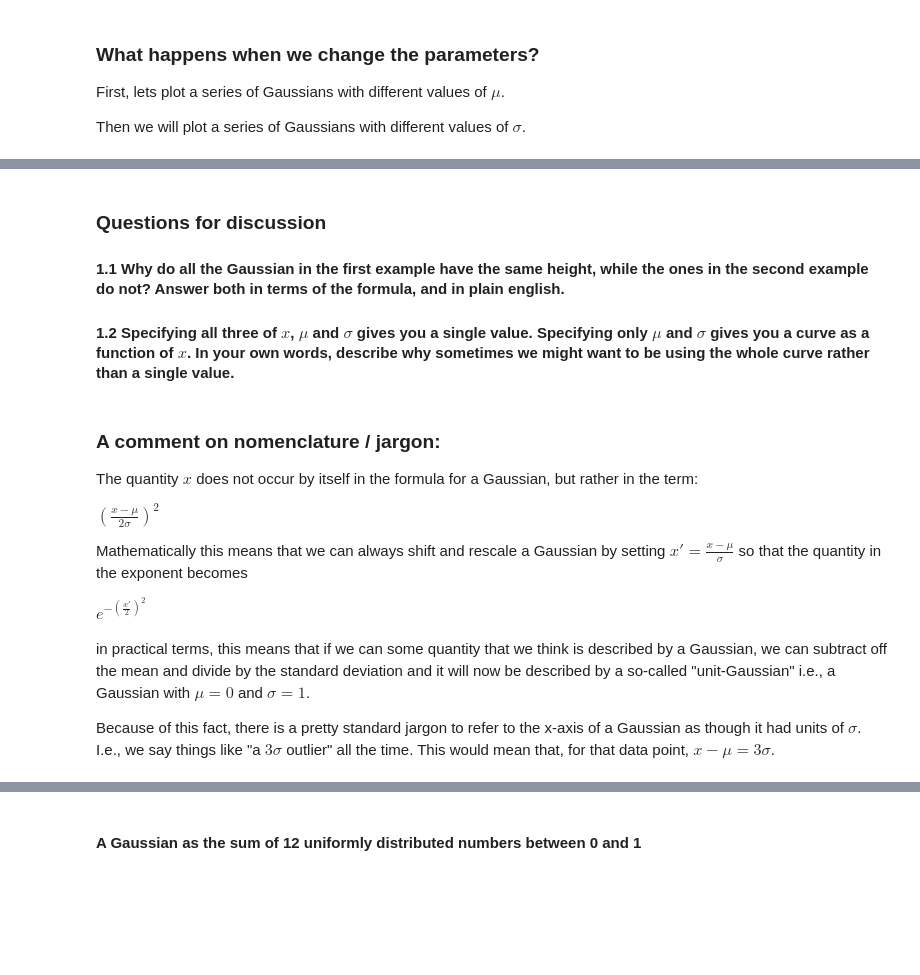
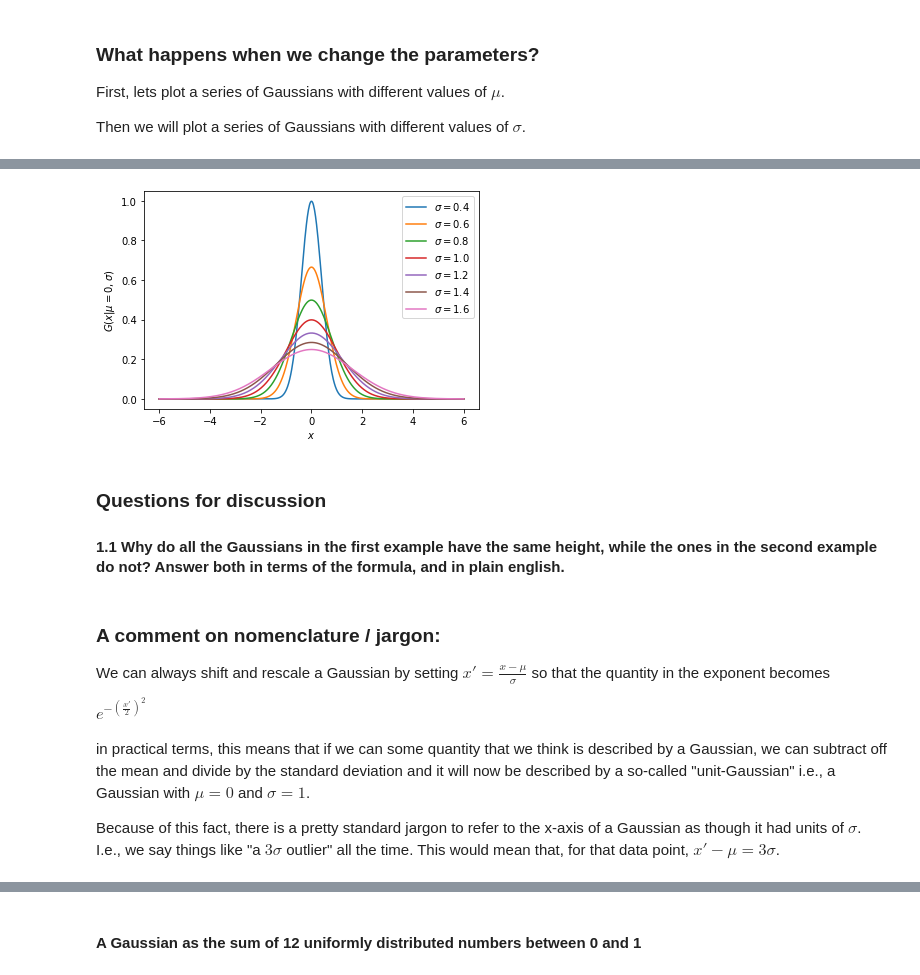
Before and after one commit to KIPAC/Physics89L, a Jupyter notebook: nb/04_01_Lets_Make_A_Gaussian.ipynb, the cells around one changed output, grey strips where cells are left out. Saved outputs shown, nothing was run; the diff lists cells and outputs as text; code cells hidden in the pictures; blank space fills up the shorter version.

```diff
--- a/nb/04_01_Lets_Make_A_Gaussian.ipynb
+++ b/nb/04_01_Lets_Make_A_Gaussian.ipynb
@@ -99,31 +103,27 @@ plt.show()
 # %%
 for sigma in np.linspace(0.4, 1.6, 7):
     plt.plot(x_vals, gaussian(x_vals, sigma=sigma), label=rf"$\sigma = {sigma:0.1f}$")
 
 plt.xlabel(r'$x$')
-plt.ylabel(r'$G(x, \mu=0, \sigma)$')
+plt.ylabel(r'$G(x | \mu=0, \sigma)$')
 plt.legend()
 plt.show()
+# %% [output]
+[figure, added]
 # %% [markdown]
 ### Questions for discussion
 
-#### 1.1 Why do all the Gaussian in the first example have the same height, while the ones in the second example do not?  Answer both in terms of the formula, and in plain english.
-
-#### 1.2 Specifying all three of $x$, $\mu$ and $\sigma$ gives you a single value.  Specifying only $\mu$ and $\sigma$ gives you a curve as a function of $x$.  In your own words, describe why sometimes we might want to be using the whole curve rather than a single value.
+#### 1.1 Why do all the Gaussians in the first example have the same height, while the ones in the second example do not?  Answer both in terms of the formula, and in plain english.
 # %% [markdown]
 ### A comment on nomenclature / jargon:
 
-The quantity $x$ does not occur by itself in the formula for a Gaussian, but rather in the term:
-
-$(\frac{x - \mu}{2\sigma})^2$
-
-Mathematically this means that we can always shift and rescale a Gaussian by setting $x' = \frac{x - \mu}{\sigma}$ so that the quantity in the exponent becomes
+We can always shift and rescale a Gaussian by setting $x' = \frac{x - \mu}{\sigma}$ so that the quantity in the exponent becomes
 
 $e^{-(\frac{x'}{2})^2}$
 
 in practical terms, this means that if we can some quantity that we think is described by a Gaussian, we can subtract off the mean and divide by the standard deviation and it will now be described by a so-called "unit-Gaussian" i.e., a Gaussian with $\mu =0$ and $\sigma = 1$.
 
-Because of this fact, there is a pretty standard jargon to refer to the x-axis of a Gaussian as though it had units of $\sigma$.  I.e., we say things like "a $3 \sigma$ outlier" all the time.  This would mean that, for that data point, $x - \mu = 3 \sigma$.
+Because of this fact, there is a pretty standard jargon to refer to the x-axis of a Gaussian as though it had units of $\sigma$.  I.e., we say things like "a $3 \sigma$ outlier" all the time.  This would mean that, for that data point, $x' - \mu = 3 \sigma$.
 # %% [markdown]
 # Why a Gaussian?
 
```
Also changed, not shown: parts of 21 cells of this notebook, 1 other file.
